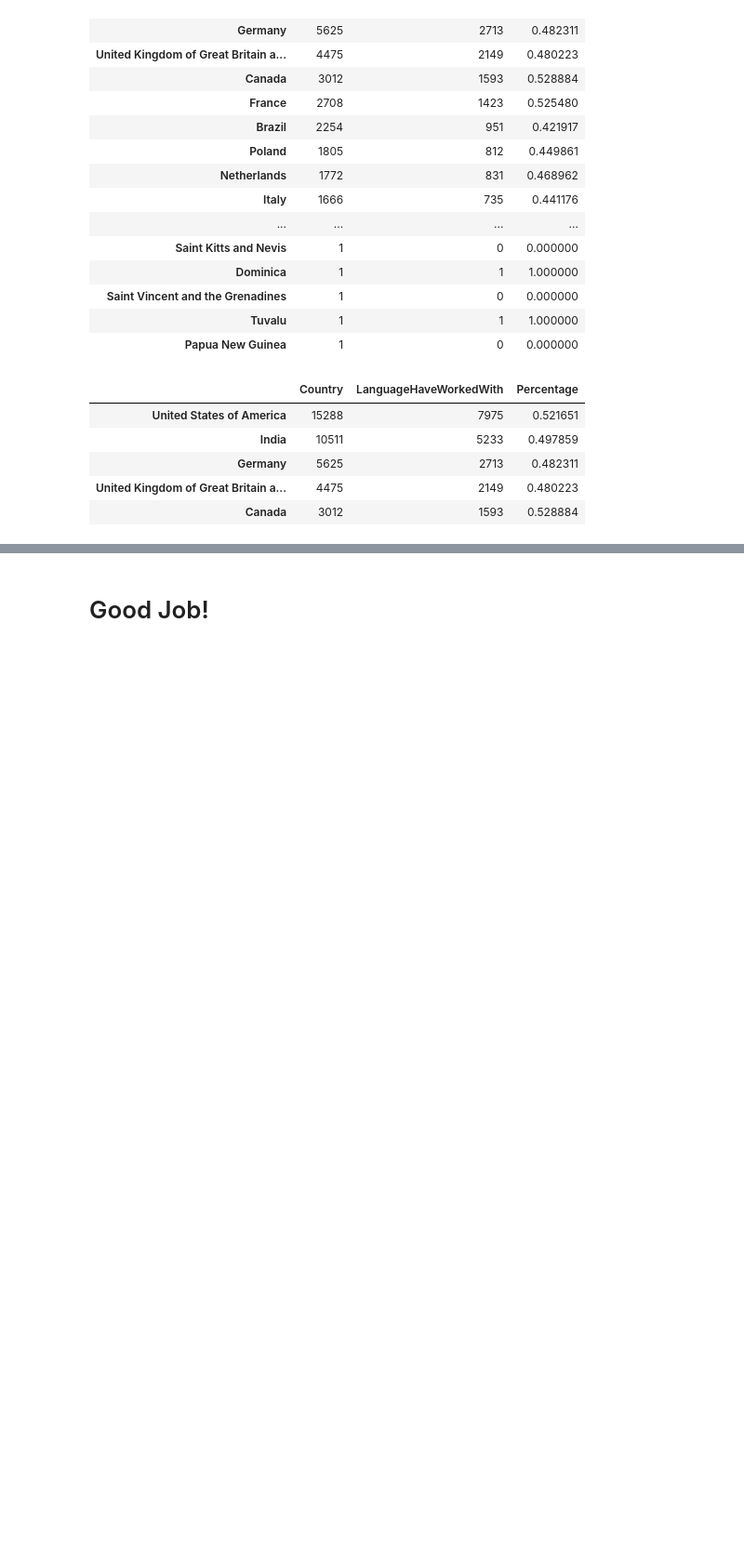
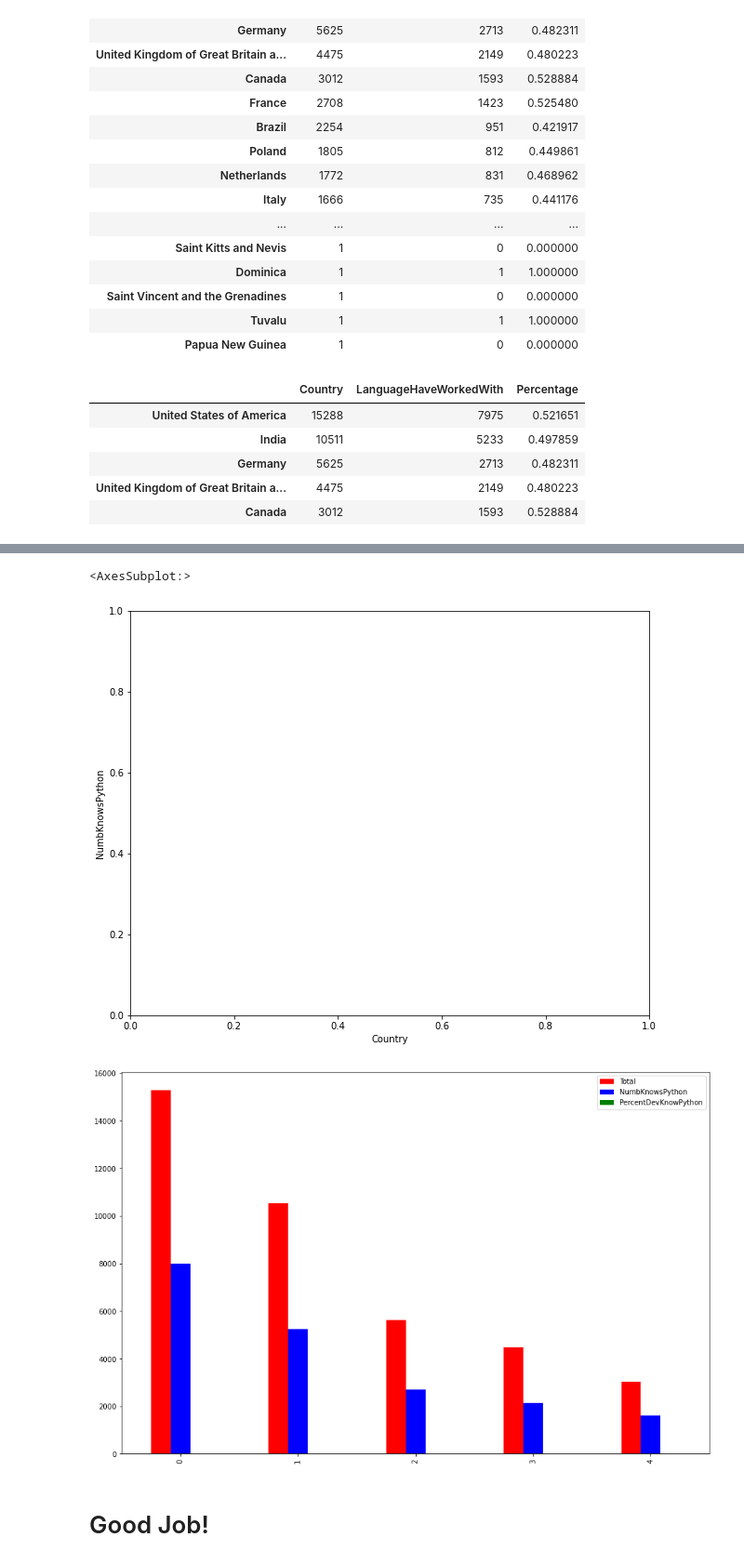
Before and after one commit to aayushkananu/Data-Science-Project, a Jupyter notebook: First_Project.ipynb, the cells around one changed output, grey strips where cells are left out. Shown at 93% size. Drawn from its saved outputs; the diff is of its cells as text; code cells hidden in the pictures; blank space fills up the shorter version.

```diff
--- a/First_Project.ipynb
+++ b/First_Project.ipynb
@@ -403,3 +385,7 @@ python_df.head(50)
 | Nepal | 337 | 178 | 0.528190 |
 | Malaysia | 333 | 150 | 0.450450 |
 | Serbia | 310 | 109 | 0.351613 |
+# %%
+x34.reset_index(inplace = True)
+x34 = x34.rename(columns = {'index': 'Country'})
+x34
@@ -406,5 +417,14 @@ python_df.head(50)
 # %%
 #Surprise me with some plot off this later dataframe
+x35 = x34.head(5)
+plt.ylabel('NumbKnowsPython')
+plt.xlabel('Country')
+color_palette = ['red', 'blue', 'green','orange','yellow' ]
+x35.plot.bar(figsize = (15,10), color = color_palette)
+# %% [output]
+<AxesSubplot:>
+[figure, added]
+[figure, added]
 # %% [markdown]
 # Good Job!
 # %%
```
Also changed, not shown: parts of 4 cells of this notebook.
